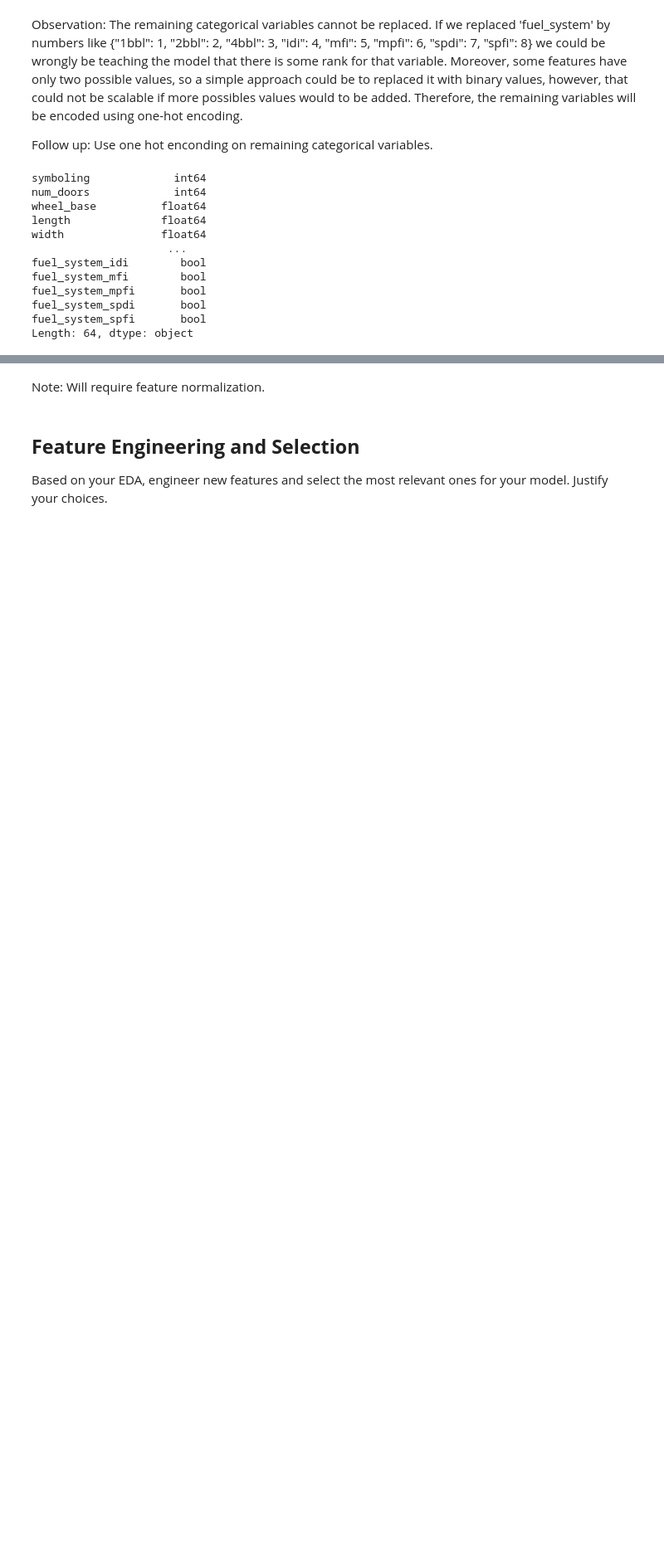
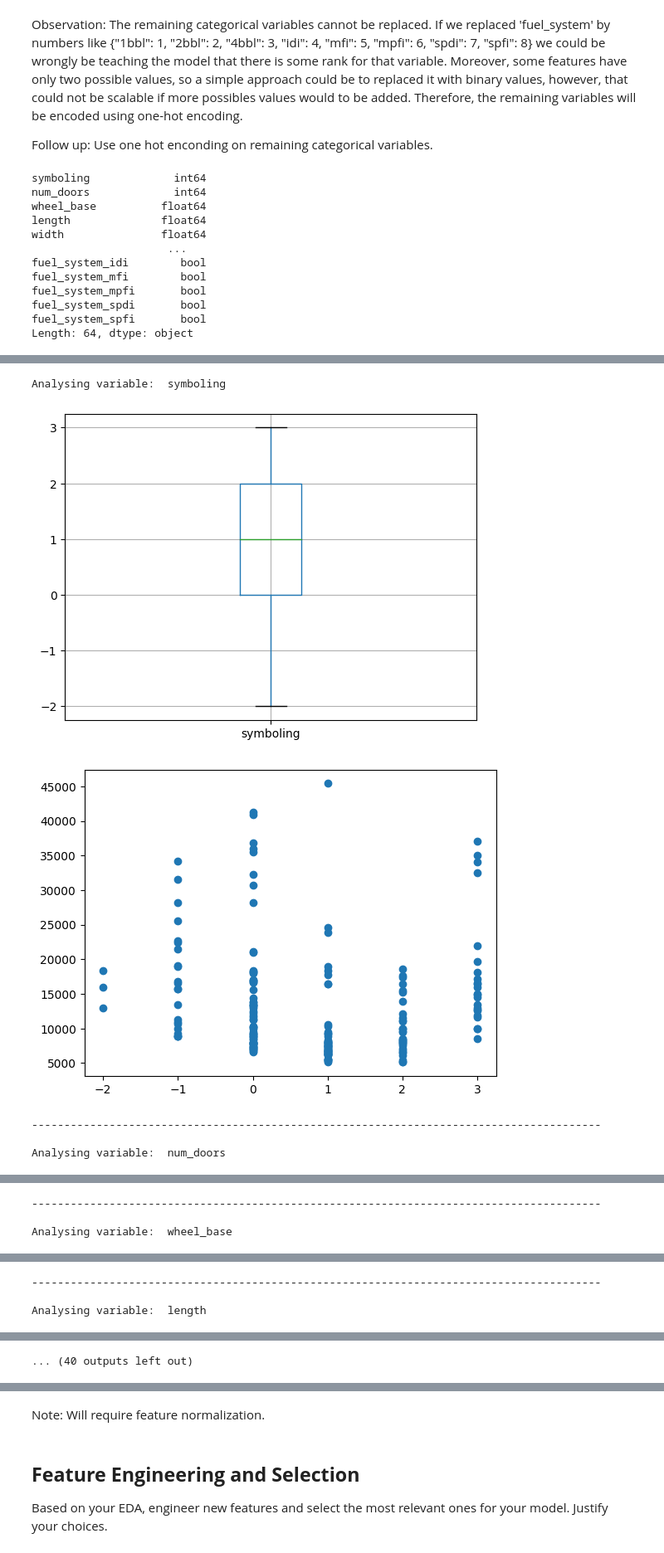
Before and after one commit to anarsn/bosch_assessment, a Jupyter notebook: main.ipynb, the cells around one changed output, grey strips where cells are left out. Shown at 83% size. Drawn from its saved outputs; the diff is of its cells as text; code cells hidden in the pictures; blank space fills up the shorter version.

```diff
--- a/main.ipynb
+++ b/main.ipynb
@@ -278,0 +291,17 @@ Length: 64, dtype: object
+# %%
+automobile_df_cat_wt_bool = automobile_df_cat_var_enc.select_dtypes(include=['int64', 'float64']).copy()
+
+for var in automobile_df_cat_wt_bool.columns:
+    print("Analysing variable: ", var)
+    automobile_df_cat_wt_bool.boxplot(column=var)
+    plt.show()
+    plt.scatter(x = automobile_df_cat_wt_bool[var], y = automobile_df_cat_wt_bool['price'])
+    plt.show()
+    print("---------------------------------------------------------------------------------------- \n")
+# %% [output]
+Analysing variable:  symboling
+[figure, added]
+[figure, added]
+----------------------------------------------------------------------------------------
+
+Analysing variable:  num_doors
@@ -278,0 +310,3 @@ Length: 64, dtype: object
+----------------------------------------------------------------------------------------
+
+Analysing variable:  wheel_base
@@ -278,0 +315,3 @@ Length: 64, dtype: object
+----------------------------------------------------------------------------------------
+
+Analysing variable:  length
@@ -278,0 +320 @@ Length: 64, dtype: object
+... (40 outputs left out)
```
Also changed, not shown: parts of 7 cells of this notebook.
